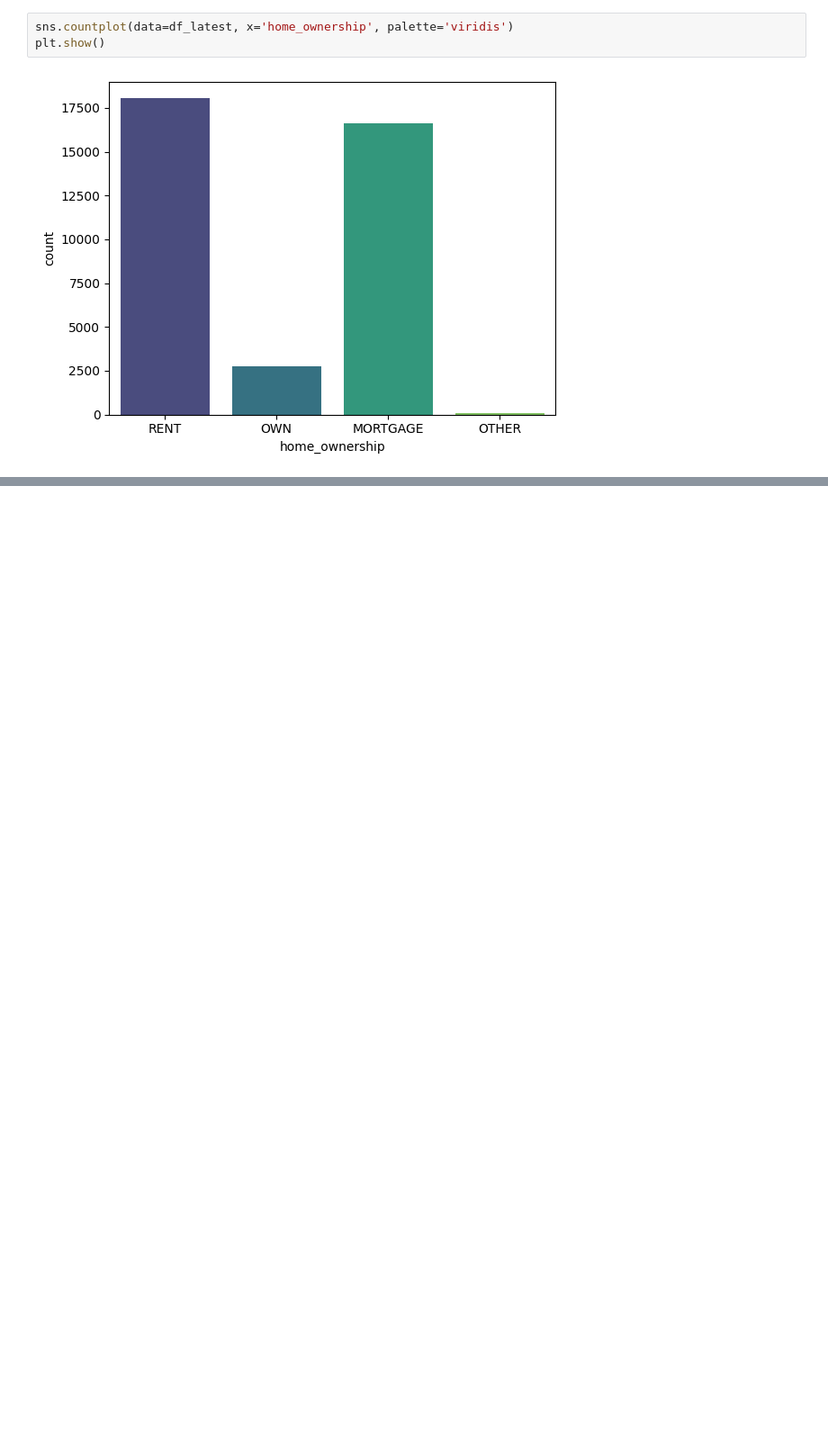
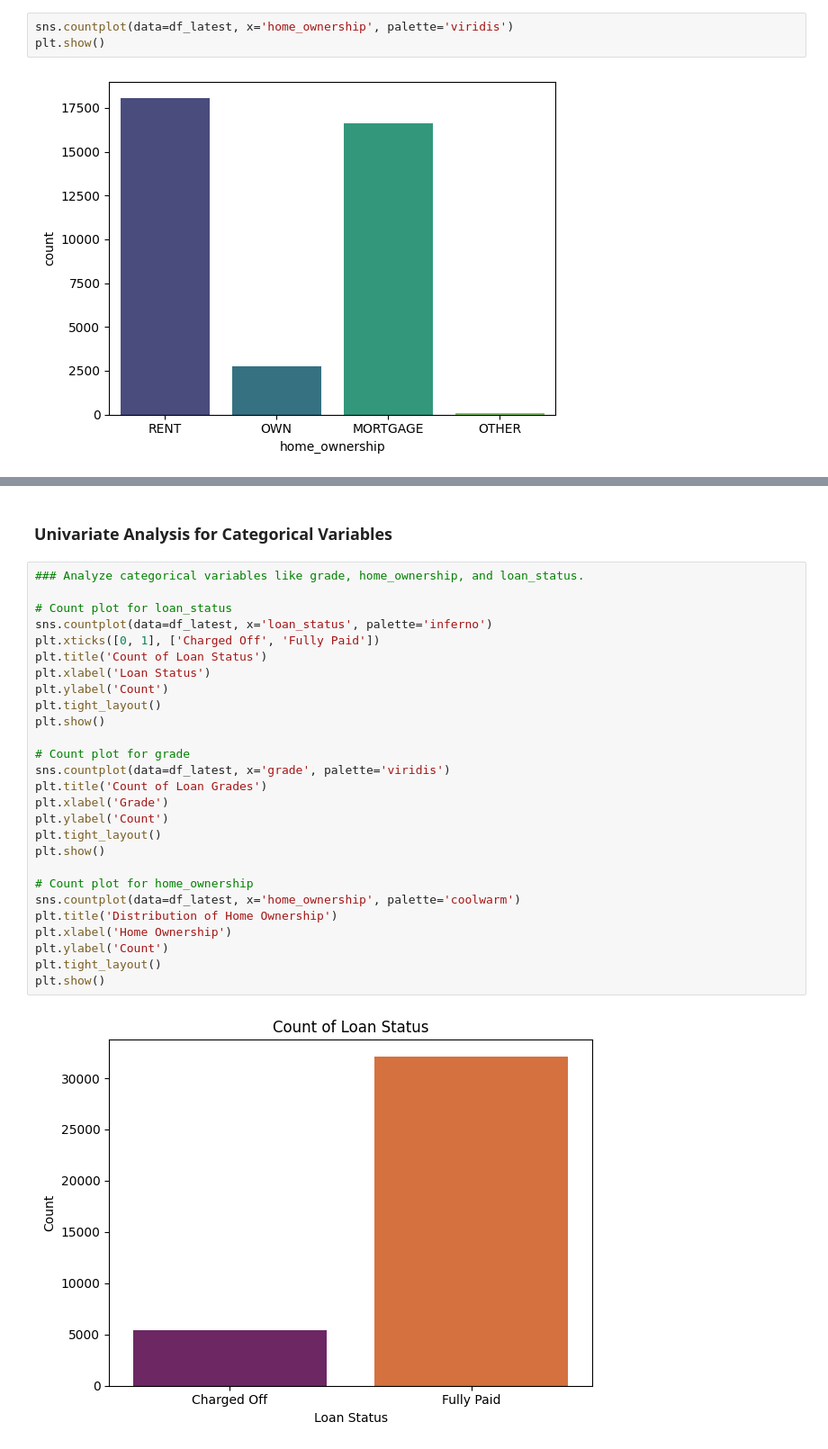
Before and after one commit to muralik31/Lending-Club-Case-Study, a Jupyter notebook: Murali_Krishna_Kondapally.ipynb, the cells around one changed output, grey strips where cells are left out. Shown: that part at 90% size. Cells and saved outputs as stored; diff of their text form; blank space fills up the shorter version.

```diff
--- a/Murali_Krishna_Kondapally.ipynb
+++ b/Murali_Krishna_Kondapally.ipynb
@@ -565,0 +547,31 @@ plt.show()
+# %% [markdown]
+### Univariate Analysis for Categorical Variables
+# %%
+### Analyze categorical variables like grade, home_ownership, and loan_status.
+
+# Count plot for loan_status
+sns.countplot(data=df_latest, x='loan_status', palette='inferno')
+plt.xticks([0, 1], ['Charged Off', 'Fully Paid'])
+plt.title('Count of Loan Status')
+plt.xlabel('Loan Status')
+plt.ylabel('Count')
+plt.tight_layout()
+plt.show()
+
+# Count plot for grade
+sns.countplot(data=df_latest, x='grade', palette='viridis')
+plt.title('Count of Loan Grades')
+plt.xlabel('Grade')
+plt.ylabel('Count')
+plt.tight_layout()
+plt.show()
+
+# Count plot for home_ownership
+sns.countplot(data=df_latest, x='home_ownership', palette='coolwarm')
+plt.title('Distribution of Home Ownership')
+plt.xlabel('Home Ownership')
+plt.ylabel('Count')
+plt.tight_layout()
+plt.show()
+# %% [output]
+[figure, added]
```
Also changed, not shown: parts of 21 cells of this notebook.
